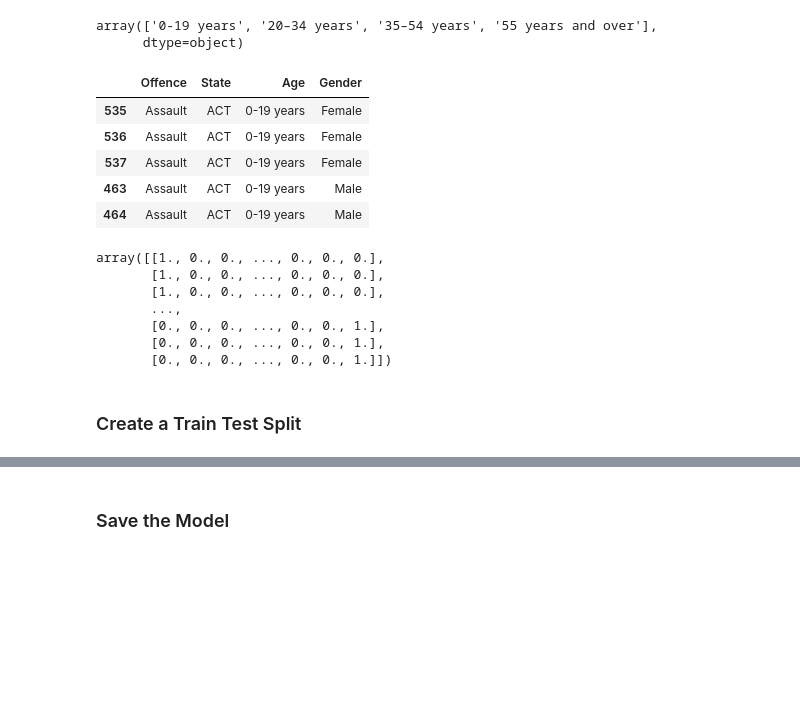
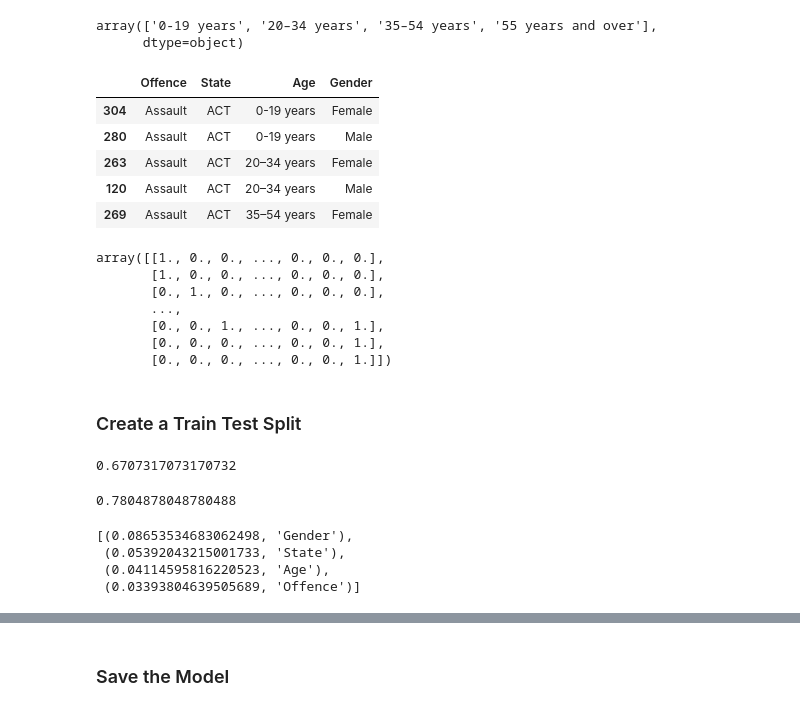
Before and after one commit to Bec-Gould/Final-Project, a Jupyter notebook: DecisionTree_Model_DataPrep_Analysis.ipynb, the cells around one changed output, grey strips where cells are left out. Drawn from its saved outputs; the diff is of its cells as text; code cells hidden in the pictures; blank space fills up the shorter version.

```diff
--- a/DecisionTree_Model_DataPrep_Analysis.ipynb
+++ b/DecisionTree_Model_DataPrep_Analysis.ipynb
@@ -61,7 +73,7 @@ Assault_Male.loc[(Assault_Male['Age_old'] == "0–9 years")|(Assault_Male['Age_o
 Assault_Male.loc[(Assault_Male['Age_old'] == "20–24 years")|(Assault_Male['Age_old'] == "25–34 years"), 'Age'] = '20–34 years'
 Assault_Male.loc[(Assault_Male['Age_old'] == "35–44 years")|(Assault_Male['Age_old'] == "45–54 years"), 'Age'] = '35–54 years'
 Assault_Male.loc[(Assault_Male['Age_old'] == "55–64 years")|(Assault_Male['Age_old'] == "65 years and over"), 'Age'] = '55 years and over'
-#Assault_Male = Assault_Male.groupby(['Age','State','Offence','Gender'])['Victims'].sum().reset_index()
+Assault_Male = Assault_Male.groupby(['Age','Gender',"Offence","variable"])['value'].sum().reset_index()
 
 # Females
 Assault_Female = pd.read_excel(file_to_load,skiprows= range(0, 36),nrows=9, usecols = "A:I",sheet_name = 'Table 11').dropna()
@@ -74,6 +86,7 @@ Assault_Female.loc[(Assault_Female['Age_old'] == "0–9 years")|(Assault_Female[
 Assault_Female.loc[(Assault_Female['Age_old'] == "20–24 years")|(Assault_Female['Age_old'] == "25–34 years"), 'Age'] = '20–34 years'
 Assault_Female.loc[(Assault_Female['Age_old'] == "35–44 years")|(Assault_Female['Age_old'] == "45–54 years"), 'Age'] = '35–54 years'
 Assault_Female.loc[(Assault_Female['Age_old'] == "55–64 years")|(Assault_Female['Age_old'] == "65 years and over"), 'Age'] = '55 years and over'
+Assault_Female = Assault_Female.groupby(['Age','Gender',"Offence","variable"])['value'].sum().reset_index()
 
 # Sexual Assault Data
 # Males
@@ -87,6 +100,7 @@ SAssault_Male.loc[(SAssault_Male['Age_old'] == "0–9 years")|(SAssault_Male['Ag
 SAssault_Male.loc[(SAssault_Male['Age_old'] == "20–24 years")|(SAssault_Male['Age_old'] == "25–34 years"), 'Age'] = '20–34 years'
 SAssault_Male.loc[(SAssault_Male['Age_old'] == "35–44 years")|(SAssault_Male['Age_old'] == "45–54 years"), 'Age'] = '35–54 years'
 SAssault_Male.loc[(SAssault_Male['Age_old'] == "55–64 years")|(SAssault_Male['Age_old'] == "65 years and over"), 'Age'] = '55 years and over'
+SAssault_Male = SAssault_Male.groupby(['Age','Gender',"Offence","variable"])['value'].sum().reset_index()
 
 # Females
 SAssault_Female = pd.read_excel(file_to_load,skiprows= range(0, 71),nrows=9, usecols = "A:I",sheet_name = 'Table 11').dropna()
@@ -99,6 +113,7 @@ SAssault_Female.loc[(SAssault_Female['Age_old'] == "0–9 years")|(SAssault_Fema
 SAssault_Female.loc[(SAssault_Female['Age_old'] == "20–24 years")|(SAssault_Female['Age_old'] == "25–34 years"), 'Age'] = '20–34 years'
 SAssault_Female.loc[(SAssault_Female['Age_old'] == "35–44 years")|(SAssault_Female['Age_old'] == "45–54 years"), 'Age'] = '35–54 years'
 SAssault_Female.loc[(SAssault_Female['Age_old'] == "55–64 years")|(SAssault_Female['Age_old'] == "65 years and over"), 'Age'] = '55 years and over'
+SAssault_Female = SAssault_Female.groupby(['Age','Gender',"Offence","variable"])['value'].sum().reset_index()
 
 #Kidnapping/abduction(g) Data
 # Males
@@ -127,6 +142,7 @@ Robbery_Male.loc[(Robbery_Male['Age_old'] == "0–9 years")|(Robbery_Male['Age_o
 Robbery_Male.loc[(Robbery_Male['Age_old'] == "20–24 years")|(Robbery_Male['Age_old'] == "25–34 years"), 'Age'] = '20–34 years'
 Robbery_Male.loc[(Robbery_Male['Age_old'] == "35–44 years")|(Robbery_Male['Age_old'] == "45–54 years"), 'Age'] = '35–54 years'
 Robbery_Male.loc[(Robbery_Male['Age_old'] == "55–64 years")|(Robbery_Male['Age_old'] == "65 years and over"), 'Age'] = '55 years and over'
+Robbery_Male = Robbery_Male.groupby(['Age','Gender',"Offence","variable"])['value'].sum().reset_index()
 
 # Females
 Robbery_Female = pd.read_excel(file_to_load,skiprows= range(0, 124),nrows=9, usecols = "A:I",sheet_name = 'Table 11').dropna()
@@ -139,6 +155,7 @@ Robbery_Female.loc[(Robbery_Female['Age_old'] == "0–9 years")|(Robbery_Female[
 Robbery_Female.loc[(Robbery_Female['Age_old'] == "20–24 years")|(Robbery_Female['Age_old'] == "25–34 years"), 'Age'] = '20–34 years'
 Robbery_Female.loc[(Robbery_Female['Age_old'] == "35–44 years")|(Robbery_Female['Age_old'] == "45–54 years"), 'Age'] = '35–54 years'
 Robbery_Female.loc[(Robbery_Female['Age_old'] == "55–64 years")|(Robbery_Female['Age_old'] == "65 years and over"), 'Age'] = '55 years and over'
+Robbery_Female = Robbery_Female.groupby(['Age','Gender',"Offence","variable"])['value'].sum().reset_index()
 
 #Blackmail/extortion Data
 # Males
@@ -158,10 +175,10 @@ BlmExt_Female  = BlmExt_Female.melt(id_vars=['Age','Gender',"Offence"])
 # %%
 Model_Data = Homicide_Male.append([Homicide_Female,Assault_Male,Assault_Female,SAssault_Male,SAssault_Female
 ,Kidnap_Male,Kidnap_Female,Robbery_Male,Robbery_Female,BlmExt_Male,BlmExt_Female])
-Model_Data = Model_Data.drop(columns=['Age_old'])
 Model_Data.columns = ['Age','Gender',"Offence","State","Victims"]
 Model_Data = Model_Data[["Offence","State",'Age','Gender',"Victims"]]
-Model_Data['Victims'] = Model_Data['Victims'].replace(['np'],0)
+Model_Data['Victims'] = Model_Data['Victims'].replace(['np','npnp','npnpnp'],0)
+pd.set_option('display.max_rows', None)
 Model_Data
 # %% [output]
 |  | Offence | State | Age | Gender | Victims |
@@ -356,20 +389,20 @@ array(['0-19 years', '20–34 years', '35–54 years', '55 years and over'],
 # %%
 # Decision Tree Model
 target = Final_Model_Data["Likelihood Measure"]
 target_names = ["Likely", "Unlikely"]
 
 data = Final_Model_Data.drop("Likelihood Measure", axis=1)
-#feature_names = ["Offence", "State","Age","Gender"]
+feature_names = ["Offence", "State","Age","Gender"]
 data.head()
 #pd.set_option('display.max_rows', None)
 #print(data)
 # %% [output]
 |  | Offence | State | Age | Gender |
-| 535 | Assault | ACT | 0-19 years | Female |
-| 536 | Assault | ACT | 0-19 years | Female |
-| 537 | Assault | ACT | 0-19 years | Female |
-| 463 | Assault | ACT | 0-19 years | Male |
-| 464 | Assault | ACT | 0-19 years | Male |
+| 304 | Assault | ACT | 0-19 years | Female |
+| 280 | Assault | ACT | 0-19 years | Male |
+| 263 | Assault | ACT | 20–34 years | Female |
+| 120 | Assault | ACT | 20–34 years | Male |
+| 269 | Assault | ACT | 35–54 years | Female |
 # %%
 from sklearn.feature_extraction import DictVectorizer
 
@@ -383,9 +416,9 @@ X_vector
 # %% [output]
 array([[1., 0., 0., ..., 0., 0., 0.],
        [1., 0., 0., ..., 0., 0., 0.],
-       [1., 0., 0., ..., 0., 0., 0.],
+       [0., 1., 0., ..., 0., 0., 0.],
        ...,
-       [0., 0., 0., ..., 0., 0., 1.],
+       [0., 0., 1., ..., 0., 0., 1.],
        [0., 0., 0., ..., 0., 0., 1.],
        [0., 0., 0., ..., 0., 0., 1.]])
 # %% [markdown]
@@ -397,10 +430,19 @@ X_train, X_test, y_train, y_test = train_test_split(X_vector, target)
 clf = tree.DecisionTreeClassifier()
 clf = clf.fit(X_train, y_train)
 clf.score(X_test, y_test)
+# %% [output]
+0.6707317073170732
 # %%
 from sklearn.ensemble import RandomForestClassifier
 rf = RandomForestClassifier(n_estimators=200)
 rf = rf.fit(X_train, y_train)
 rf.score(X_test, y_test)
+# %% [output]
+0.7804878048780488
 # %%
 sorted(zip(rf.feature_importances_, feature_names), reverse=True)
+# %% [output]
+[(0.08653534683062498, 'Gender'),
+ (0.05392043215001733, 'State'),
+ (0.04114595816220523, 'Age'),
+ (0.03393804639505689, 'Offence')]
```
Also changed, not shown: parts of 11 cells of this notebook, 5 other files.
